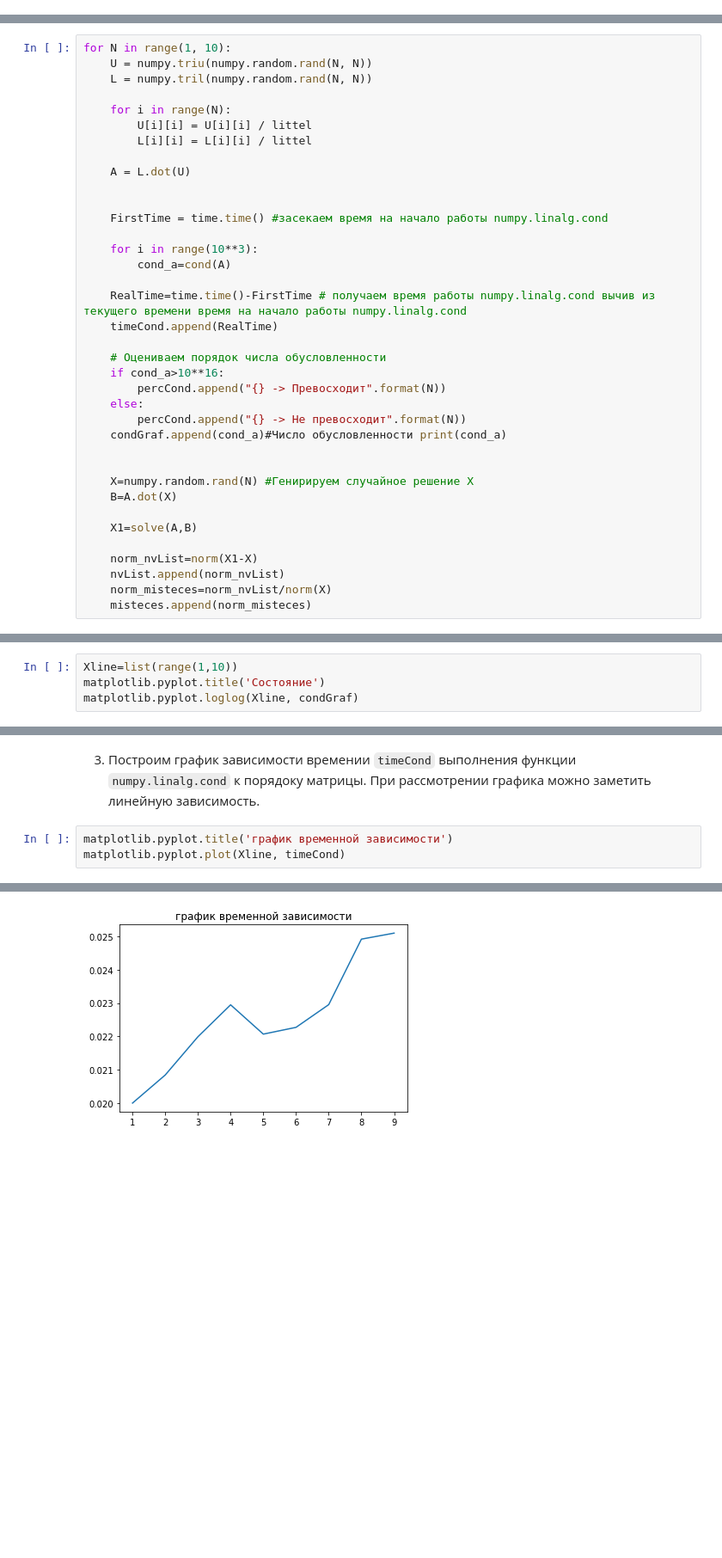
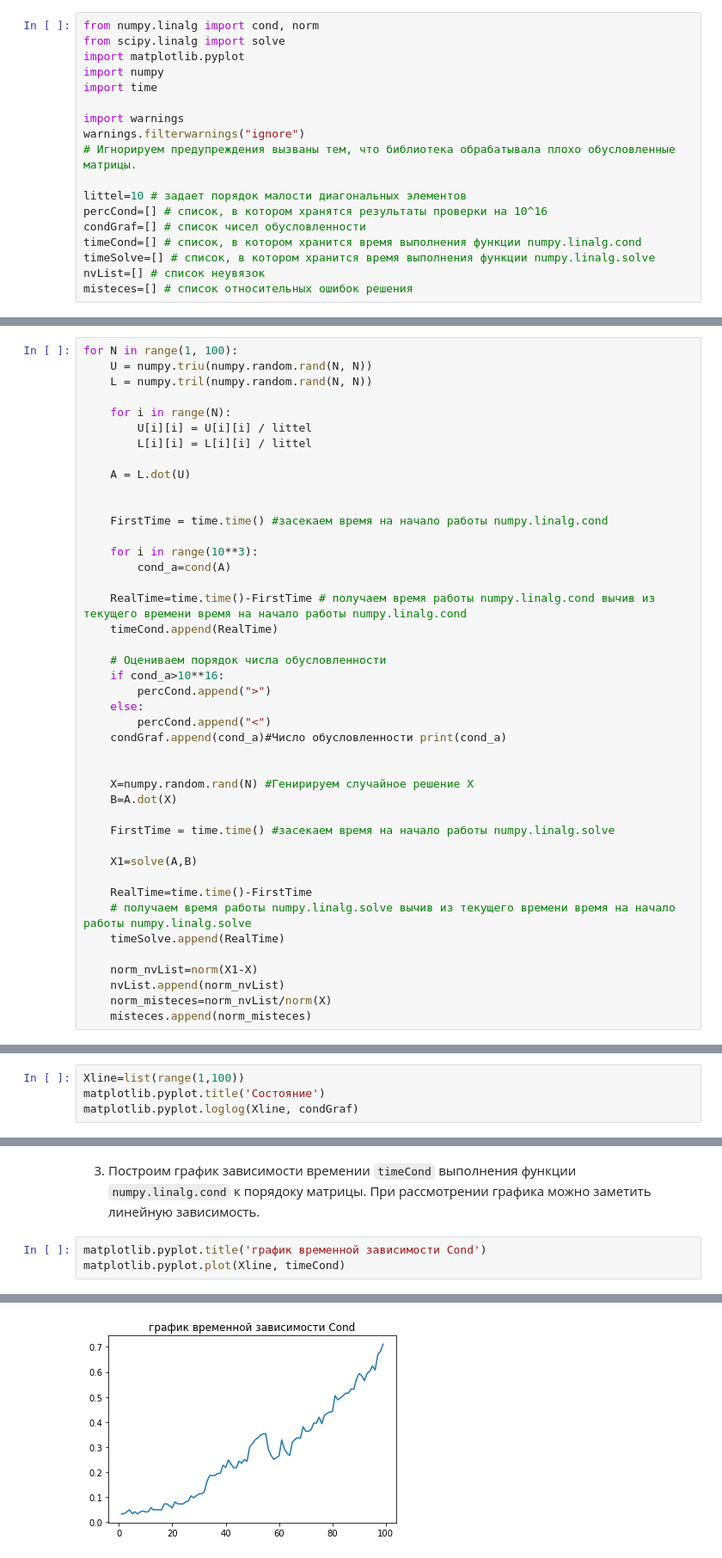
Before and after one commit to Stepa123de/CrmsOnPytHhon, a Jupyter notebook: CKAm.ipynb, the cells around one changed output, grey strips where cells are left out. Shown: that part at 86% size. Drawn from its saved outputs; the diff is of its cells as text; blank space fills up the shorter version.

```diff
--- a/CKAm.ipynb
+++ b/CKAm.ipynb
@@ -47,5 +34,23 @@ misteces=[] # список относительных ошибок решени
 `nvList` - список неувязок
 
 `misteces` - список относительных ошибок решения
+# %%
+from numpy.linalg import cond, norm
+from scipy.linalg import solve
+import matplotlib.pyplot
+import numpy
+import time
+
+import warnings
+warnings.filterwarnings("ignore")
+# Игнорируем предупреждения вызваны тем, что библиотека обрабатывала плохо обусловленные матрицы.
+
+littel=10 # задает порядок малости диагональных элементов
+percCond=[] # список, в котором хранятся результаты проверки на 10^16
+condGraf=[] # список чисел обусловленности
+timeCond=[] # список, в котором хранится время выполнения функции numpy.linalg.cond
+timeSolve=[] # список, в котором хранится время выполнения функции numpy.linalg.solve
+nvList=[] # список неувязок
+misteces=[] # список относительных ошибок решения
 # %% [markdown]
 Проведём исследование на матрицах n порадка где n $1\le n
@@ -55,7 +60,7 @@ misteces=[] # список относительных ошибок решени
 
 Далее Формируется вектор $B$ на основе соотношения $AX=B$  `b=a.dot(x)`, где $X$ - случайно сгенерированный вектор.
 # %%
-for N in range(1, 10):
+for N in range(1, 100):
     U = numpy.triu(numpy.random.rand(N, N))
     L = numpy.tril(numpy.random.rand(N, N))
 
@@ -76,16 +81,22 @@ for N in range(1, 10):
 
     # Оцениваем порядок числа обусловленности
     if cond_a>10**16:
-        percCond.append("{} -> Превосходит".format(N))
+        percCond.append(">")
     else:
-        percCond.append("{} -> Не превосходит".format(N))
+        percCond.append("<")
     condGraf.append(cond_a)#Число обусловленности print(cond_a)
 
 
     X=numpy.random.rand(N) #Генирируем случайное решение X
     B=A.dot(X)
 
+    FirstTime = time.time() #засекаем время на начало работы numpy.linalg.solve
+
     X1=solve(A,B)
+
+    RealTime=time.time()-FirstTime
+    # получаем время работы numpy.linalg.solve вычив из текущего времени время на начало работы numpy.linalg.solve
+    timeSolve.append(RealTime)
 
     norm_nvList=norm(X1-X)
     nvList.append(norm_nvList)
@@ -108,5 +126,5 @@ print(percCond)
 # %%
-Xline=list(range(1,10))
+Xline=list(range(1,100))
 matplotlib.pyplot.title('Состояние')
 matplotlib.pyplot.loglog(Xline, condGraf)
 # %% [output]
@@ -123,8 +141,8 @@ matplotlib.pyplot.loglog(Xline,misteces)
 # %% [markdown]
 3) Построим график зависимости времении `timeCond` выполнения функции `numpy.linalg.cond` к порядоку матрицы. При рассмотрении графика можно заметить линейную зависимость.
 # %%
-matplotlib.pyplot.title('график временной зависимости')
+matplotlib.pyplot.title('график временной зависимости Cond')
 matplotlib.pyplot.plot(Xline, timeCond)
 # %% [output]
 [<matplotlib.lines.Line2D at 0x...>]
-[figure, old version]
+[figure, new version]
```
Also changed, not shown: parts of 15 cells of this notebook.
